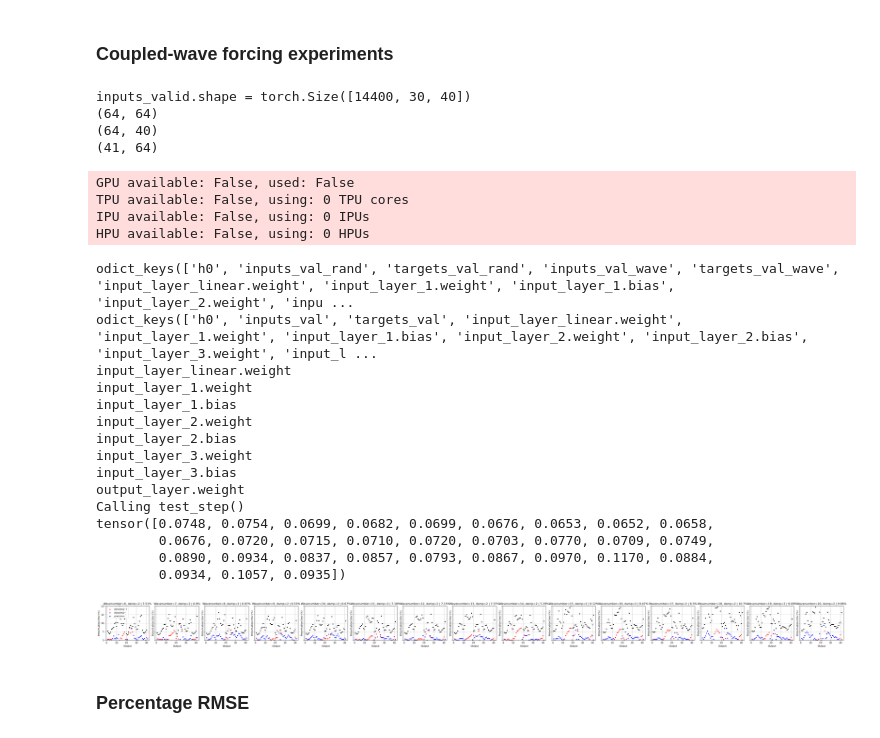
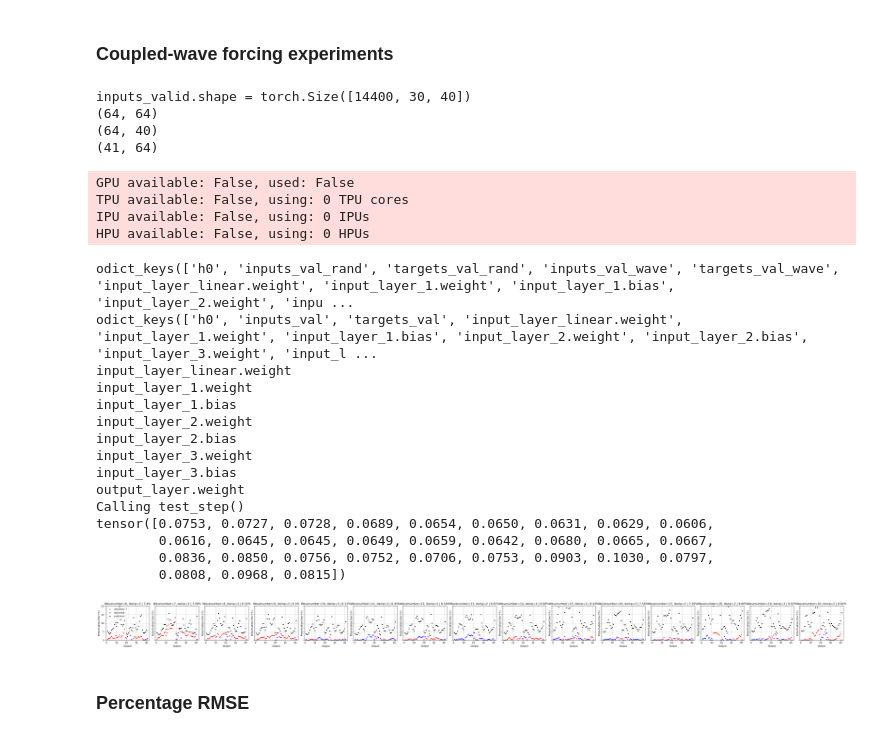
Before and after one commit to Qiyu-Song/RNNpaper, a Jupyter notebook: RNN_train_test/check_results_addp.ipynb, the cells around one changed output. Drawn from its saved outputs; the diff is of its cells as text; code cells hidden in the pictures.

```diff
--- a/RNN_train_test/check_results_addp.ipynb
+++ b/RNN_train_test/check_results_addp.ipynb
@@ -120,7 +120,7 @@ class UltimateRNN(pl.LightningModule):
 # %%
 hidden_size = 64
 loadmodel = None
-loadmodel = '/n/netscratch/kuang_lab/Lab/qiyusong/SAM_RNN/logs/paper_final_rand_4_to_50_seqlen_192_skip_48_noisywave1.0_6to20_damp2_seqlen_192_skip_24_all_param_2e-06_256/version_0/checkpoints/epoch=4879-val_loss=0.101.ckpt'
+loadmodel = 'epoch=4579-val_loss=0.095.ckpt'
 torch.set_default_dtype(torch.float64)
 torch.manual_seed(42)
 torch.set_float32_matmul_precision('high')
@@ -132,7 +132,7 @@ h0_inds = []
 count = 0
 for msinefx in [4, 6, 8, 10, 15, 20, 30, 40, 50]:
     for iexp in [0, 1]:
-        testdata = np.load(f'/n/kuangdss01/users/qiyusong/SAM_RNN/data/msinefx{msinefx}_{iexp}_256_addp.npz')
+        testdata = np.load(f'../data/msinefx{msinefx}_{iexp}_256_addp.npz')
         SAMdata.append(testdata)
         h0_inds.append(count * 1597)
         count += 1
@@ -254,12 +258,12 @@ count = 0
 
 for wn in range(6, 21):
     for damp in [2]:
-        testdata = np.load(f'/n/kuangdss01/users/qiyusong/SAM_RNN/data/wn{wn}_damp{damp}day_noadvectbg_noiselevel_1.0_1_addp.npz')
+        testdata = np.load(f'../data/wn{wn}_damp{damp}day_noadvectbg_noiselevel_1.0_1_addp.npz')
         SAMdata.append(testdata)
         h0_inds.append(18*1597 + count * 474)
         count += 1
 
-        testdata = np.load(f'/n/kuangdss01/users/qiyusong/SAM_RNN/data/wn{wn}_damp{damp}day_noadvectbg_noiselevel_1.0_2_addp.npz')
+        testdata = np.load(f'../data/wn{wn}_damp{damp}day_noadvectbg_noiselevel_1.0_2_addp.npz')
         SAMdata.append(testdata)
         h0_inds.append(18*1597 + count * 474)
         count += 1
@@ -346,38 +350,38 @@ for icase in range(len(wn_list)):
     ax[icase].scatter(np.arange(1, 42), precision[icase, :] *100, s=10, c='k', label='precision')
     ax[icase].grid()
     ax[icase].set_xlabel('Output')
     ax[icase].set_ylabel('Percentation Error (%)')
     ax[icase].set_title(f'Wavenumber={wn_list[icase]}, damp=2 | {round(total[icase]*100, 2)}%')
     ax[icase].set_ylabel
     if icase==0: ax[0].legend(loc='upper left')
 ax[0].set_ylim(0, 20)
 fig.tight_layout()
 plt.show()
 # %% [output]
 inputs_valid.shape = torch.Size([14400, 30, 40])
 (64, 64)
 (64, 40)
 (41, 64)
 GPU available: False, used: False
 TPU available: False, using: 0 TPU cores
 IPU available: False, using: 0 IPUs
 HPU available: False, using: 0 HPUs
 odict_keys(['h0', 'inputs_val_rand', 'targets_val_rand', 'inputs_val_wave', 'targets_val_wave', 'input_layer_linear.weight', 'input_layer_1.weight', 'input_layer_1.bias', 'input_layer_2.weight', 'inpu ...
 odict_keys(['h0', 'inputs_val', 'targets_val', 'input_layer_linear.weight', 'input_layer_1.weight', 'input_layer_1.bias', 'input_layer_2.weight', 'input_layer_2.bias', 'input_layer_3.weight', 'input_l ...
 input_layer_linear.weight
 input_layer_1.weight
 input_layer_1.bias
 input_layer_2.weight
 input_layer_2.bias
 input_layer_3.weight
 input_layer_3.bias
 output_layer.weight
 Calling test_step()
-tensor([0.0748, 0.0754, 0.0699, 0.0682, 0.0699, 0.0676, 0.0653, 0.0652, 0.0658,
-        0.0676, 0.0720, 0.0715, 0.0710, 0.0720, 0.0703, 0.0770, 0.0709, 0.0749,
-        0.0890, 0.0934, 0.0837, 0.0857, 0.0793, 0.0867, 0.0970, 0.1170, 0.0884,
-        0.0934, 0.1057, 0.0935])
+tensor([0.0753, 0.0727, 0.0728, 0.0689, 0.0654, 0.0650, 0.0631, 0.0629, 0.0606,
+        0.0616, 0.0645, 0.0645, 0.0649, 0.0659, 0.0642, 0.0680, 0.0665, 0.0667,
+        0.0836, 0.0850, 0.0756, 0.0752, 0.0706, 0.0753, 0.0903, 0.1030, 0.0797,
+        0.0808, 0.0968, 0.0815])
-[figure, old version]
+[figure, new version]
 # %% [markdown]
 ### Percentage RMSE
 # %%
```
Also changed, not shown: parts of 3 cells of this notebook, 6 other files.
